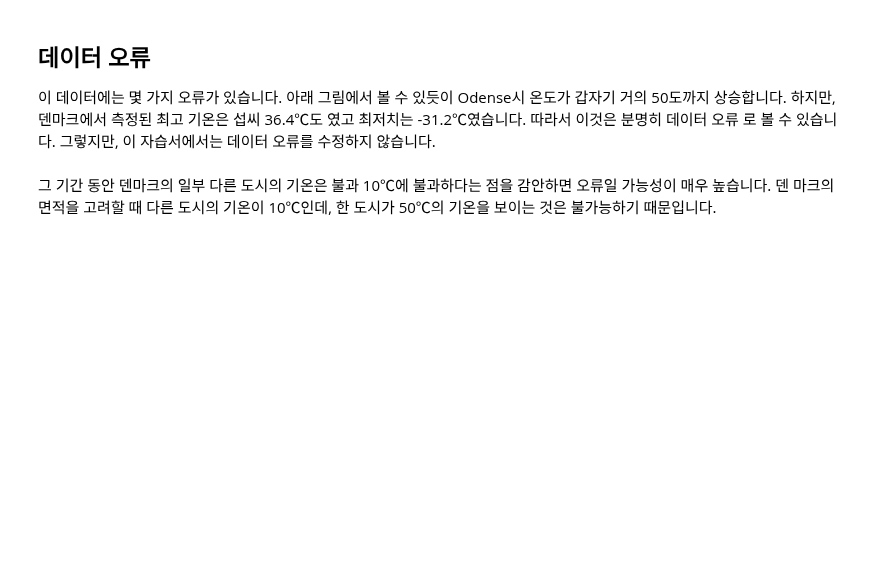
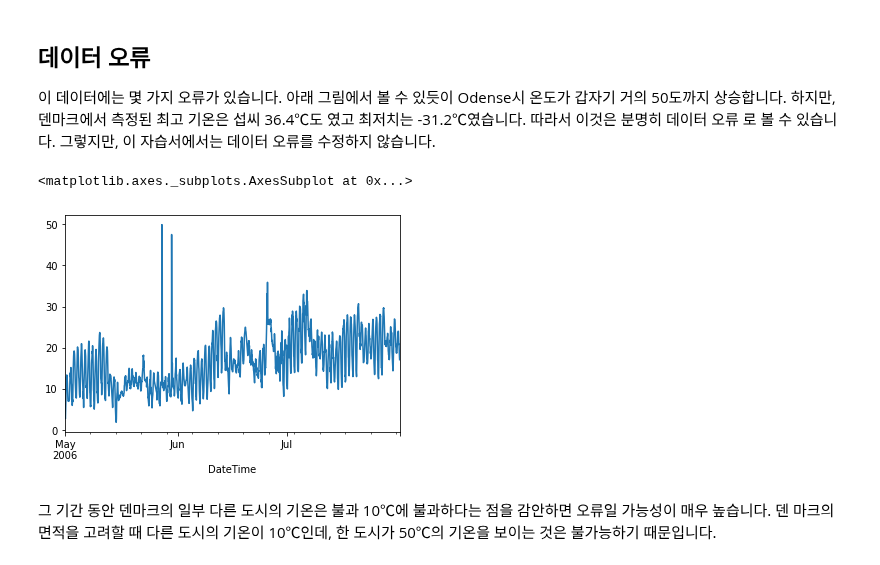
Before and after one commit to sturu1/THU-PM, a Jupyter notebook: Copy_of_7_Time_Series_Problem_using_RNN_ipynb의_사본.ipynb, the cells around one changed output. Cells and saved outputs as stored; diff of their text form; code cells hidden in the pictures; blank space fills up the shorter version.

```diff
--- a/Copy_of_7_Time_Series_Problem_using_RNN_ipynb의_사본.ipynb
+++ b/Copy_of_7_Time_Series_Problem_using_RNN_ipynb의_사본.ipynb
@@ -73,4 +152,7 @@ Esbjerg와 Roskilde의 두 도시의 데이터에는 아래의 두개의 그래
 # %% [markdown]
 그런 다음 누락 된 데이터가 있는 두 개의 신호를 제거합니다.
+# %%
+df.drop(('Esbjerg', 'Pressure'), axis=1, inplace=True)
+df.drop(('Roskilde', 'Pressure'), axis=1, inplace=True)
 # %% [markdown]
 이제는 데이터에 18개의 입력 신호만 있습니다.
@@ -80,6 +177,11 @@ Esbjerg와 Roskilde의 두 도시의 데이터에는 아래의 두개의 그래
 ## 데이터 오류
 이 데이터에는 몇 가지 오류가 있습니다. 아래 그림에서 볼 수 있듯이 Odense시 온도가 갑자기 거의 50도까지 상승합니다. 하지만, 덴마크에서 측정된 최고 기온은 섭씨 36.4℃도 였고 최저치는 -31.2℃였습니다. 따라서 이것은 분명히 데이터 오류
 로 볼 수 있습니다. 그렇지만, 이 자습서에서는 데이터 오류를 수정하지 않습니다.
+# %%
+df['Odense']['Temp']['2006-05':'2006-07'].plot()
+# %% [output]
+<matplotlib.axes._subplots.AxesSubplot at 0x...>
+[figure, added]
 # %% [markdown]
 그 기간 동안 덴마크의 일부 다른 도시의 기온은 불과 10℃에 불과하다는 점을 감안하면 오류일 가능성이 매우 높습니다. 덴
 마크의 면적을 고려할 때 다른 도시의 기온이 10℃인데, 한 도시가 50℃의 기온을 보이는 것은 불가능하기 때문입니다.
```
Also changed, not shown: parts of 13 cells of this notebook.
